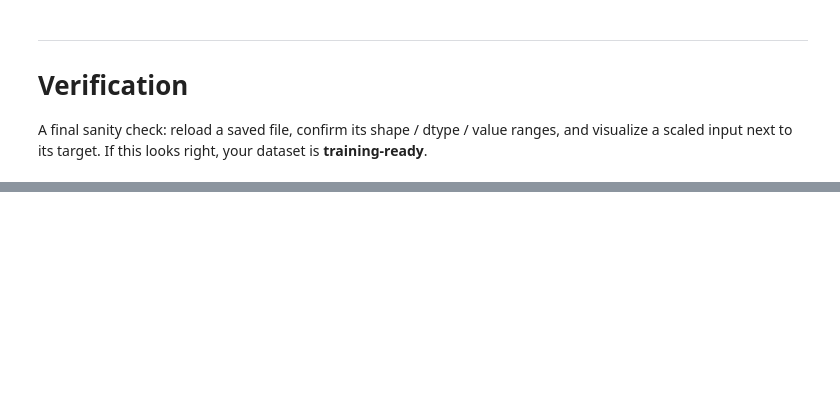
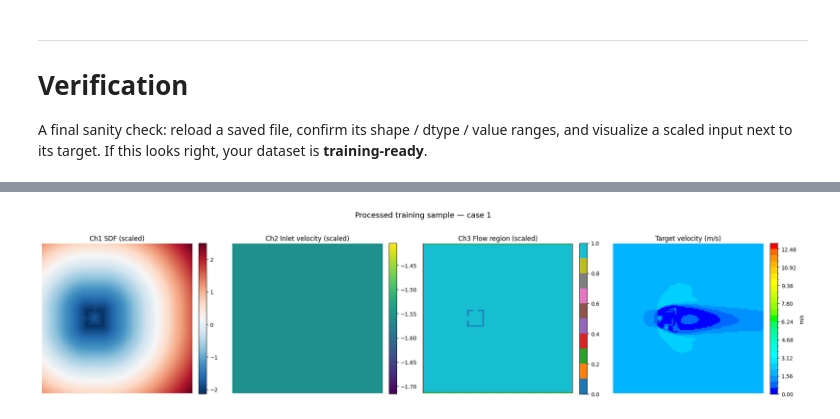
Before and after one commit to Dagimawi-Eneyew/cfd-unet-surrogate-model, a Jupyter notebook: data_preprocessing_Latest.ipynb, the cells around one changed output, grey strips where cells are left out. Drawn from its saved outputs; the diff is of its cells as text; code cells hidden in the pictures; blank space fills up the shorter version.

```diff
--- a/data_preprocessing_Latest.ipynb
+++ b/data_preprocessing_Latest.ipynb
@@ -851,12 +804,12 @@ We use a **fixed random seed** so the split is identical every time the notebook
 for reproducibility. (Implementation adapted from the reference preprocessing notebook.)
 # %%
 from collections import defaultdict
-
+valid_ids=complete_ids
 TRAIN_RATIO, VAL_RATIO = 0.80, 0.10   # test = remaining 0.10
 
 # Group valid cases by their inlet velocity, then split each group independently.
 velocity_groups = defaultdict(list)
-for cid in valid_ids:
+for cid in complete_ids:
     velocity_groups[velmap[cid]].append(cid)
 
 rng = np.random.default_rng(RANDOM_SEED)
@@ -891,3 +844,6 @@ import json
 split_manifest = {"train": train_ids, "val": val_ids, "test": test_ids, "seed": RANDOM_SEED}
 (CONFIG["models"] / "split_manifest.json").write_text(json.dumps(split_manifest, indent=2))
 print("\nSplit manifest saved ->", CONFIG["models"] / "split_manifest.json")
+print(f"Sample Train ids : {train_ids[:5]}")
+print(f"Sample Val ids   : {val_ids[:5]}")
+print(f"Sample Test ids  : {test_ids[:5]}")
@@ -1117,51 +1161,75 @@ A final sanity check: reload a saved file, confirm its shape / dtype / value ran
 a scaled input next to its target. If this looks right, your dataset is **training-ready**.
 # %%
 # ── Verify the saved processed dataset ────────────────────────────────────────
-all_inputs  = sorted((CONFIG["processed"] / "inputs").glob("*.npy"))
-aug_inputs  = [f for f in all_inputs if ("_hflip" in f.stem or "_vflip" in f.stem)]
-base_inputs = [f for f in all_inputs if f not in aug_inputs]
-csv_targets = sorted((CONFIG["processed"] / "targets").glob("*.csv"))
-aug_targets = sorted((CONFIG["processed"] / "targets").glob("*flip.npy"))
+def count_split(split_name):
+    """Return (base_count, aug_count) for a given split folder."""
+    files = sorted((CONFIG["processed"] / split_name / "inputs").glob("*.npy"))
+    aug   = [f for f in files if "_hflip" in f.stem or "_vflip" in f.stem]
+    base  = [f for f in files if f not in aug]
+    return base, aug
 
-print(f"processed/inputs  : {len(all_inputs)} .npy  "
-      f"({len(base_inputs)} original + {len(aug_inputs)} augmented)")
-print(f"processed/targets : {len(csv_targets)} .csv (original) + "
-      f"{len(aug_targets)} .npy (augmented flips)")
+train_base, train_aug = count_split("train")
+val_base,   val_aug   = count_split("val")
+test_base,  test_aug  = count_split("test")
 
-sample = base_inputs[0]
-Xv = np.load(sample)
+n_train = len(train_base) + len(train_aug)
+n_val   = len(val_base)
+n_test  = len(test_base)
+n_total = n_train + n_val + n_test
+
+print("Dataset summary — all files are .npy, split into separate folders:")
+print(f"  processed/train/  :  {len(train_base)} original  +  {len(train_aug)} augmented  =  {n_train} total")
+print(f"  processed/val/    :  {n_val}")
+print(f"  processed/test/   :  {n_test}")
+print(f"  {'─'*55}")
+print(f"  Grand total       :  {n_total} input/target pairs")
+
+# Sanity check: expected counts from the split lists.
+assert len(train_base) == len(train_ids),      "train base count mismatch"
+assert len(train_aug)  == len(train_ids) * 2,  "train augmented count mismatch"
+assert n_val  == len(val_ids),                 "val count mismatch"
+assert n_test == len(test_ids),                "test count mismatch"
+print("\nSanity checks passed.")
+
+# ── Inspect one training sample ───────────────────────────────────────────────
+sample = train_base[0]
+Xv  = np.load(sample)
 cid = int(sample.stem.split("_")[1])
-print(f"\nSample {sample.name}  (inlet {velmap[cid]:.0f} m/s)")
-print(f"  shape {Xv.shape}  dtype {Xv.dtype}")
-print(f"  Ch1 SDF    (scaled): [{Xv[0].min():.3f}, {Xv[0].max():.3f}]  mean {Xv[0].mean():.3f}")
-print(f"  Ch2 InletV (scaled): [{Xv[1].min():.3f}, {Xv[1].max():.3f}]")
-print(f"  Ch3 Region (scaled): [{Xv[2].min():.3f}, {Xv[2].max():.3f}]")
+print(f"\nSample: {sample.name}  (inlet {velmap[cid]:.0f} m/s)")
+print(f"  Input  shape : {Xv.shape}  dtype : {Xv.dtype}")
+print(f"  Ch1 SDF    (scaled) : [{Xv[0].min():.3f}, {Xv[0].max():.3f}]  mean {Xv[0].mean():.3f}")
+print(f"  Ch2 InletV (scaled) : [{Xv[1].min():.3f}, {Xv[1].max():.3f}]")
+print(f"  Ch3 Region (scaled) : [{Xv[2].min():.3f}, {Xv[2].max():.3f}]")
 
-# Confirm an augmented training file is the exact flip of its original.
-if aug_inputs:
-    f_aug = aug_inputs[0]                       # e.g. case_<k>_hflip.npy
-    base_id = int(f_aug.stem.split("_")[1])
-    kind = "hflip" if "_hflip" in f_aug.stem else "vflip"
-    axis = -1 if kind == "hflip" else -2
-    orig_arr  = np.load(CONFIG["processed"] / "inputs" / f"case_{base_id}.npy")
-    saved_arr = np.load(f_aug)
-    ok = np.allclose(np.flip(orig_arr, axis=axis), saved_arr)
-    print(f"  {kind} check (case {base_id}): np.flip(original, axis={axis}) == saved ?  {ok}")
+target_sample = np.load(CONFIG["processed"] / "train" / "targets" / f"case_{cid}.npy")
+print(f"  Target shape : {target_sample.shape}  dtype : {target_sample.dtype}  "
+      f"range : [{target_sample.min():.2f}, {target_sample.max():.2f}] m/s")
 
+# ── Confirm a flip copy matches the flipped original ─────────────────────────
+f_aug   = train_aug[0]
+base_id = int(f_aug.stem.split("_")[1])
+kind    = "hflip" if "_hflip" in f_aug.stem else "vflip"
+axis    = -1 if kind == "hflip" else -2
+orig    = np.load(CONFIG["processed"] / "train" / "inputs" / f"case_{base_id}.npy")
+flipped = np.load(f_aug)
+ok = np.allclose(np.flip(orig, axis=axis), flipped)
+print(f"\nFlip check ({kind}, case {base_id}): flipped original matches saved file? {ok}")
+
+# ── Visualize one input + its target ─────────────────────────────────────────
 fig, axes = plt.subplots(1, 4, figsize=(20, 5))
-titles = ["Ch1 SDF (scaled)", "Ch2 Inlet velocity (scaled)", "Ch3 Flow region (scaled)"]
-cmaps  = ["RdBu_r", "viridis", "tab10"]
-for k in range(3):
-    im = axes[k].imshow(Xv[k], origin="lower", cmap=cmaps[k])
-    axes[k].set_title(titles[k]); axes[k].axis("off")
+for k, (title, cmap) in enumerate(zip(
+        ["Ch1 SDF (scaled)", "Ch2 Inlet velocity (scaled)", "Ch3 Flow region (scaled)"],
+        ["RdBu_r", "viridis", "tab10"])):
+    im = axes[k].imshow(Xv[k], origin="lower", cmap=cmap)
+    axes[k].set_title(title); axes[k].axis("off")
     plt.colorbar(im, ax=axes[k], fraction=0.046, pad=0.04)
 
-vel = load_target_grid(CONFIG["processed"] / "targets" / f"case_{cid}.csv")
-im = axes[3].imshow(vel, origin="lower", cmap=velocity_cmap, norm=velocity_norm)
+im = axes[3].imshow(target_sample, origin="lower", cmap=velocity_cmap, norm=velocity_norm)
 axes[3].set_title("Target velocity (m/s)"); axes[3].axis("off")
 plt.colorbar(im, ax=axes[3], fraction=0.046, pad=0.04, label="m/s")
-fig.suptitle(f"Processed sample — case {cid}", fontsize=14, y=1.02)
+fig.suptitle(f"Processed training sample — case {cid}", fontsize=14, y=1.02)
 plt.tight_layout()
 plt.show()
 
 print("\nPreprocessing complete — dataset is training-ready!")
+# %% [output]
@@ -1167,0 +1253 @@ print("\nPreprocessing complete — dataset is training-ready!")
+[figure, added]
```
Also changed, not shown: parts of 38 cells of this notebook.
